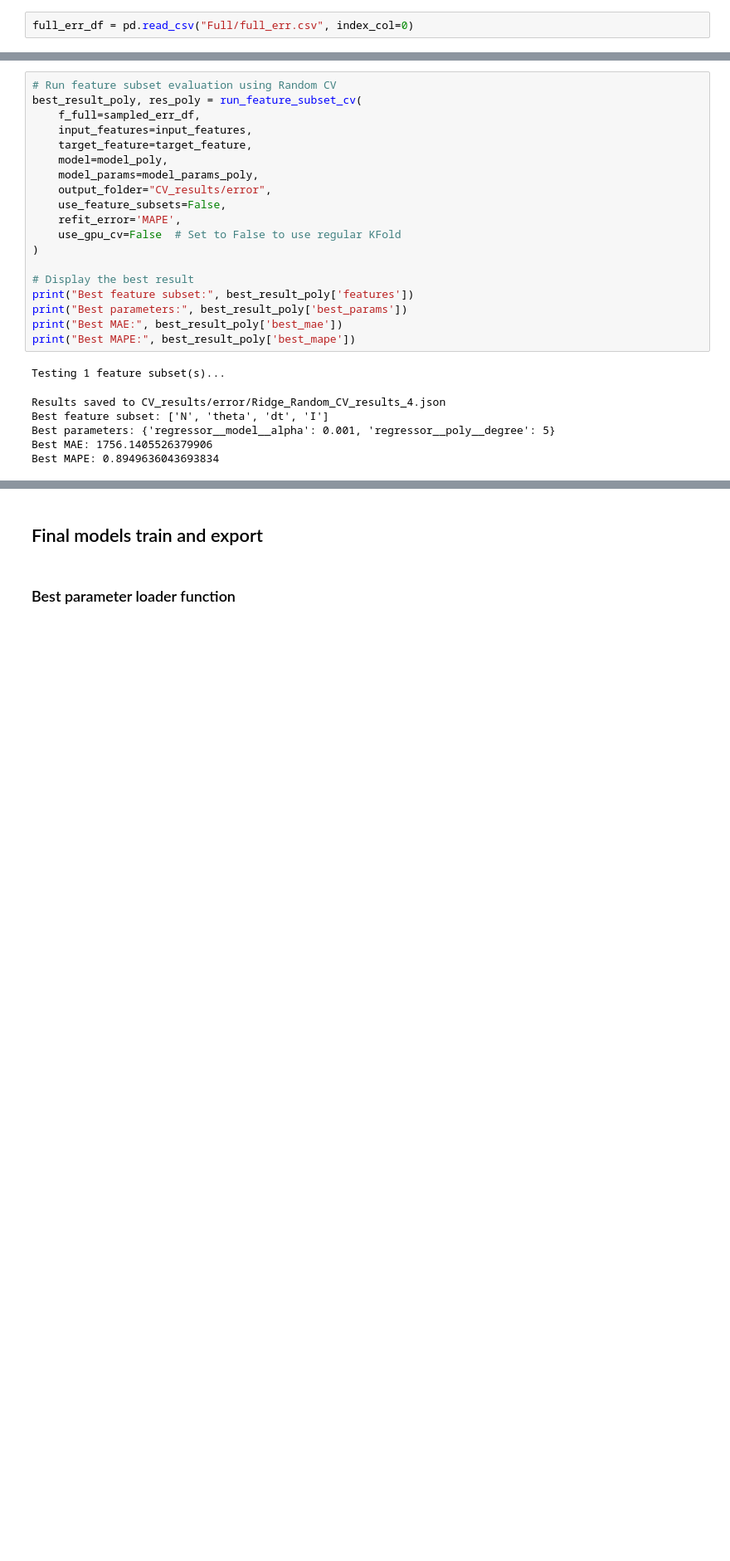
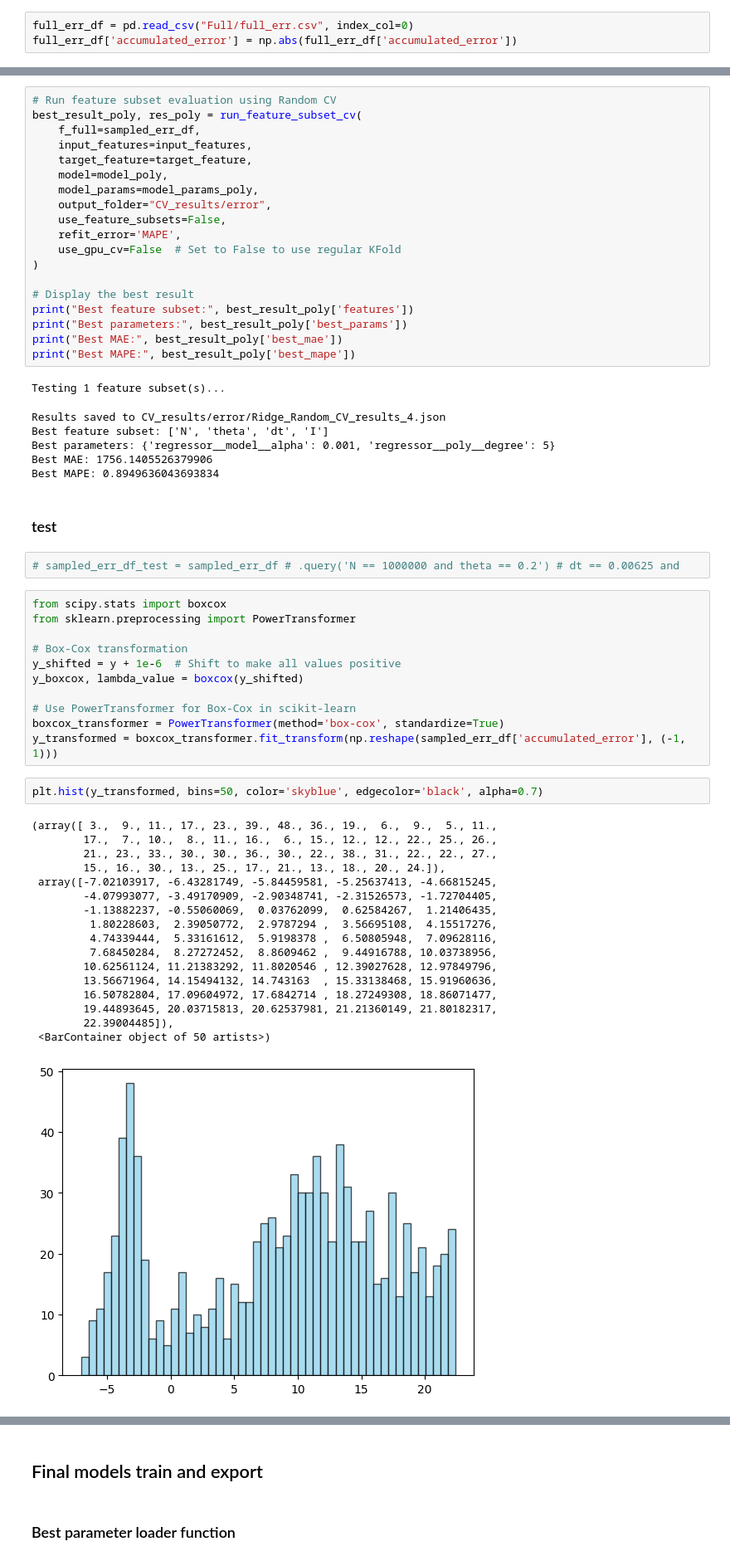
Before and after one commit to Mauricio-Bernuy/Bonsai-estimate, a Jupyter notebook: 6. Precision Models.ipynb, the cells around one changed output, grey strips where cells are left out. Shown at 83% size. Drawn from its saved outputs; the diff is of its cells as text; blank space fills up the shorter version.

```diff
--- a/6. Precision Models.ipynb
+++ b/6. Precision Models.ipynb
@@ -7,6 +7,7 @@ import os
 ## Load latest full error
 # %%
 full_err_df = pd.read_csv("Full/full_err.csv", index_col=0)
+full_err_df['accumulated_error'] = np.abs(full_err_df['accumulated_error'])
 # %% [markdown]
 ## Error Tests
 # %% [markdown]
@@ -583,3 +644,38 @@ Best feature subset: ['N', 'theta', 'dt', 'I']
 Best parameters: {'regressor__model__alpha': 0.001, 'regressor__poly__degree': 5}
 Best MAE: 1756.1405526379906
 Best MAPE: 0.8949636043693834
+# %% [markdown]
+### test
+# %%
+# sampled_err_df_test = sampled_err_df # .query('N == 1000000 and theta == 0.2') # dt == 0.00625 and
+# %%
+from scipy.stats import boxcox
+from sklearn.preprocessing import PowerTransformer
+
+# Box-Cox transformation
+y_shifted = y + 1e-6  # Shift to make all values positive
+y_boxcox, lambda_value = boxcox(y_shifted)
+
+# Use PowerTransformer for Box-Cox in scikit-learn
+boxcox_transformer = PowerTransformer(method='box-cox', standardize=True)
+y_transformed = boxcox_transformer.fit_transform(np.reshape(sampled_err_df['accumulated_error'], (-1, 1)))
+# %%
+plt.hist(y_transformed, bins=50, color='skyblue', edgecolor='black', alpha=0.7)
+# %% [output]
+(array([ 3.,  9., 11., 17., 23., 39., 48., 36., 19.,  6.,  9.,  5., 11.,
+        17.,  7., 10.,  8., 11., 16.,  6., 15., 12., 12., 22., 25., 26.,
+        21., 23., 33., 30., 30., 36., 30., 22., 38., 31., 22., 22., 27.,
+        15., 16., 30., 13., 25., 17., 21., 13., 18., 20., 24.]),
+ array([-7.02103917, -6.43281749, -5.84459581, -5.25637413, -4.66815245,
+        -4.07993077, -3.49170909, -2.90348741, -2.31526573, -1.72704405,
+        -1.13882237, -0.55060069,  0.03762099,  0.62584267,  1.21406435,
+         1.80228603,  2.39050772,  2.9787294 ,  3.56695108,  4.15517276,
+         4.74339444,  5.33161612,  5.9198378 ,  6.50805948,  7.09628116,
+         7.68450284,  8.27272452,  8.8609462 ,  9.44916788, 10.03738956,
+        10.62561124, 11.21383292, 11.8020546 , 12.39027628, 12.97849796,
+        13.56671964, 14.15494132, 14.743163  , 15.33138468, 15.91960636,
+        16.50782804, 17.09604972, 17.6842714 , 18.27249308, 18.86071477,
+        19.44893645, 20.03715813, 20.62537981, 21.21360149, 21.80182317,
+        22.39004485]),
+ <BarContainer object of 50 artists>)
+[figure, added]
```
Also changed, not shown: parts of 9 cells of this notebook, 1 other file.
